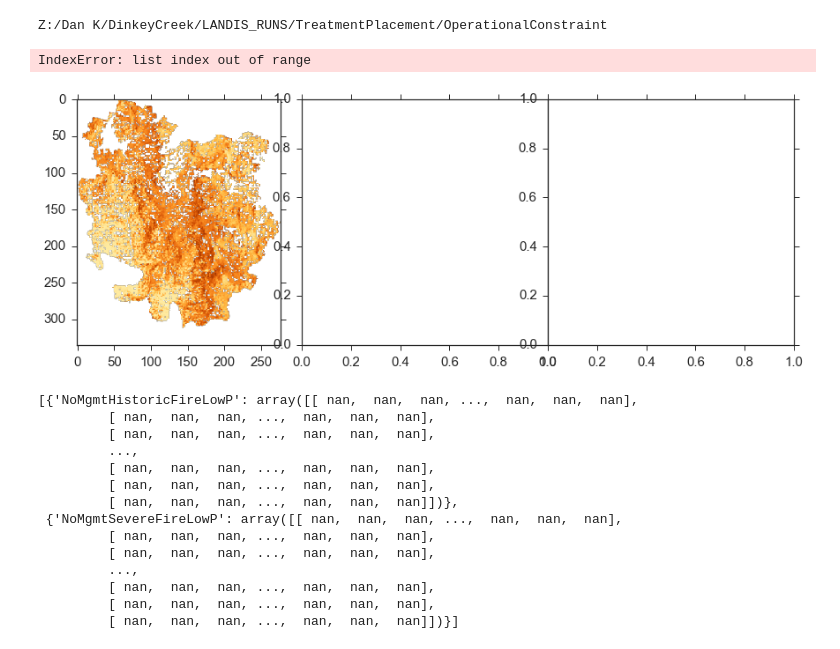
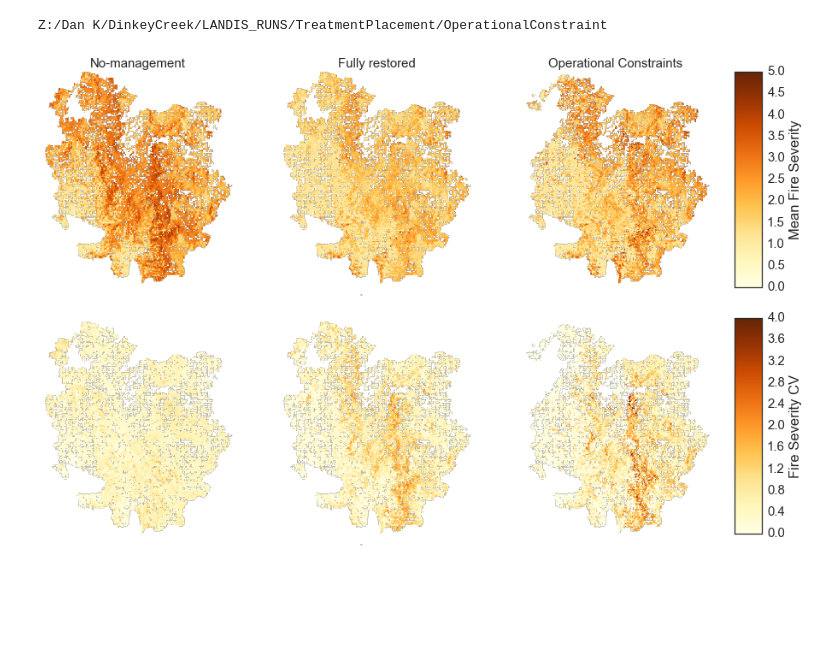
Before and after one commit to djkrofch/DinkeyCreek, a Jupyter notebook: Dinkey_TreatmentPlacement.ipynb, the cells around one changed output. Saved outputs shown, nothing was run; the diff lists cells and outputs as text; code cells hidden in the pictures; blank space fills up the shorter version.

Commit message:
Added mean sev and sev CV raster maps

```diff
--- a/Dinkey_TreatmentPlacement.ipynb
+++ b/Dinkey_TreatmentPlacement.ipynb
@@ -867,50 +871,44 @@ for sim in opconsimNames:
 Z:/Dan K/DinkeyCreek/LANDIS_RUNS/TreatmentPlacement/OperationalConstraint
 # %%
 # Plot our hard earned severity raster
-f,( ax1, ax2, ax3) = plt.subplots(1,3, figsize =(15,5))
+f,((ax1, ax2, ax3), (ax4, ax5, ax6)) = plt.subplots(2,3, figsize =(15,10))
 plt.subplots_adjust(wspace = 0, hspace = 0.1)
 
-sevMapS = ax1.imshow(sevMapsLowP[1][idealizedsimNames[1]], cmap = 'YlOrBr', vmin = 0, vmax = 5)
-sevMapSTRx = ax2.imshow(sevMapsLowP[2][idealizedsimNames[2]], cmap = 'YlOrBr', vmin = 0, vmax = 5)
-sevMapOpcon = ax3.imshow(opconBurnSev[1][opconsimNames[0]], cmap = 'YlOrBr', vmin = 0, vmax = 5)
+sevMapS = ax1.imshow(sevMapsLowP[1][idealizedsimNames[1]],
+                     cmap = 'YlOrBr', vmin = 0, vmax = 5)
+sevMapSTRx = ax2.imshow(sevMapsLowP[2][idealizedsimNames[2]],
+                        cmap = 'YlOrBr', vmin = 0, vmax = 5)
+sevMapOpcon = ax3.imshow(opconBurnSev[0][opconsimNames[0]],
+                         cmap = 'YlOrBr', vmin = 0, vmax = 5)
+
+sevMapSCV = ax4.imshow(sevVarMapsLowP[1][idealizedsimNames[1]],
+                     cmap = 'YlOrBr', vmin = 0, vmax = 4)
+sevMapSTRxCV = ax5.imshow(sevVarMapsLowP[2][idealizedsimNames[2]],
+                        cmap = 'YlOrBr', vmin = 0, vmax = 4)
+sevMapOpconCV = ax6.imshow(opconBurnCV[0][opconsimNames[0]],
+                         cmap = 'YlOrBr', vmin = 0, vmax = 4)
 
 # Remove the axes
 sns.despine()
 for ax in f.axes:
     ax.spines['left'].set_visible(False)
     ax.spines['bottom'].set_visible(False)
     ax.get_xaxis().set_ticks([])
     ax.get_yaxis().set_ticks([])
 
-# Add the color bar
-cbar_ax = f.add_axes([0.90, 0.15, 0.03, 0.7])
-f.colorbar(sevMapS, cax=cbar_ax, label = 'Fire Severity')
+# Add the color bars
+cbar_ax = f.add_axes([0.90, 0.55, 0.03, 0.35])
+f.colorbar(sevMapS, cax=cbar_ax, label = 'Mean Fire Severity')
+
+cbar_axCV = f.add_axes([0.90, 0.15, 0.03, 0.35])
+f.colorbar(sevMapOpconCV, cax=cbar_axCV, label = 'Fire Severity CV')
 
 # Labels
-ax1.set_title('Severe Fire Weather', fontsize = 14)
-ax2.set_title('Severe FW Full Restoration', fontsize = 14)
-ax3.set_title('Severe FW Operational Constraints')
-
+ax1.set_title('No-management', fontsize = 15)
+ax2.set_title('Fully restored', fontsize = 15)
+ax3.set_title('Operational Constraints',fontsize = 15)
 
 sns.set_style('white')
 sns.set_context('notebook',font_scale=1.5)
 # %% [output]
-IndexError: list index out of range
-[figure, old version]
+[figure, new version]
-# %%
-sevMapsLowP
-# %% [output]
-[{'NoMgmtHistoricFireLowP': array([[ nan,  nan,  nan, ...,  nan,  nan,  nan],
-         [ nan,  nan,  nan, ...,  nan,  nan,  nan],
-         [ nan,  nan,  nan, ...,  nan,  nan,  nan],
-         ...,
-         [ nan,  nan,  nan, ...,  nan,  nan,  nan],
-         [ nan,  nan,  nan, ...,  nan,  nan,  nan],
-         [ nan,  nan,  nan, ...,  nan,  nan,  nan]])},
- {'NoMgmtSevereFireLowP': array([[ nan,  nan,  nan, ...,  nan,  nan,  nan],
-         [ nan,  nan,  nan, ...,  nan,  nan,  nan],
-         [ nan,  nan,  nan, ...,  nan,  nan,  nan],
-         ...,
-         [ nan,  nan,  nan, ...,  nan,  nan,  nan],
-         [ nan,  nan,  nan, ...,  nan,  nan,  nan],
-         [ nan,  nan,  nan, ...,  nan,  nan,  nan]])}]
```
Also changed, not shown: parts of 2 cells of this notebook.
